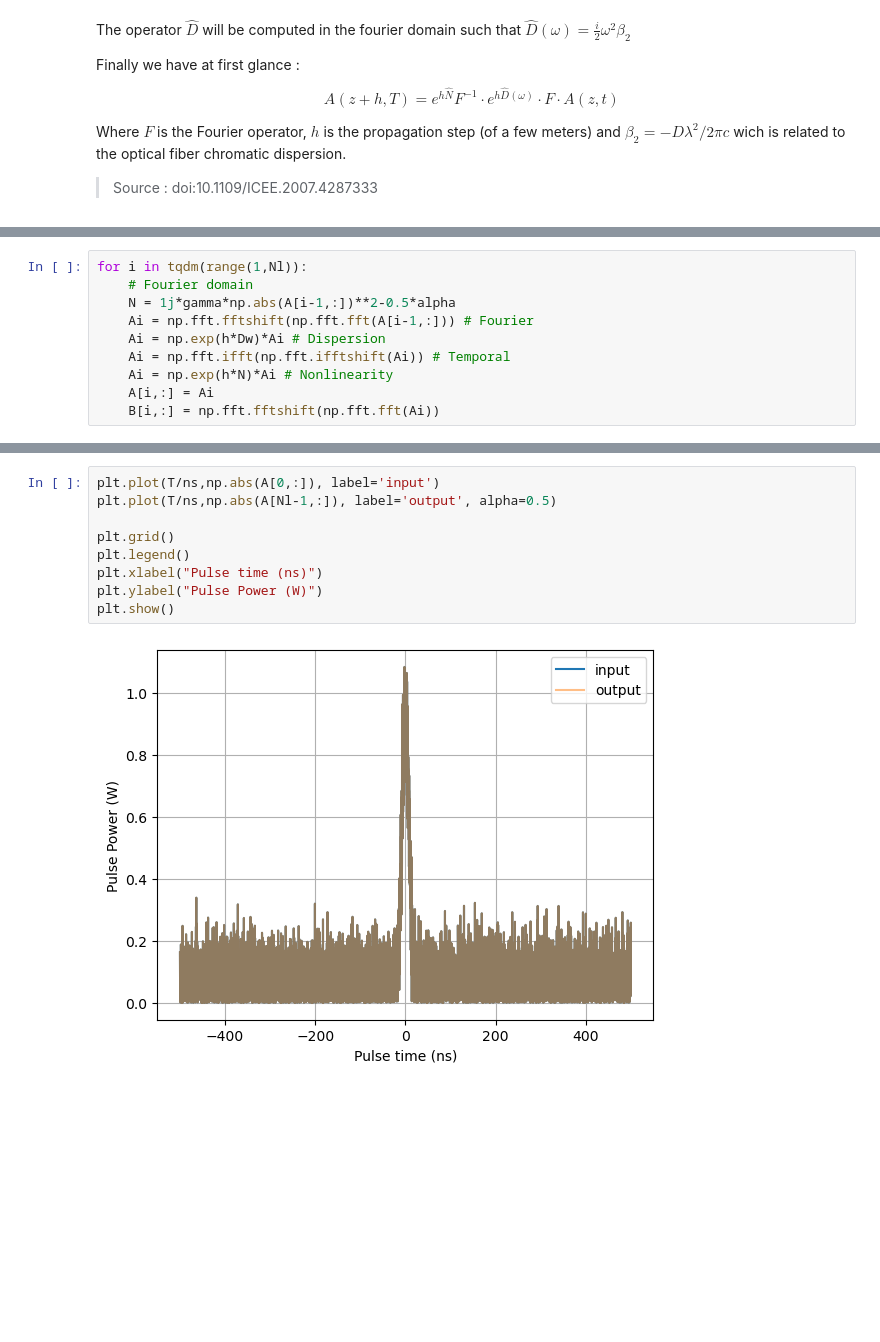
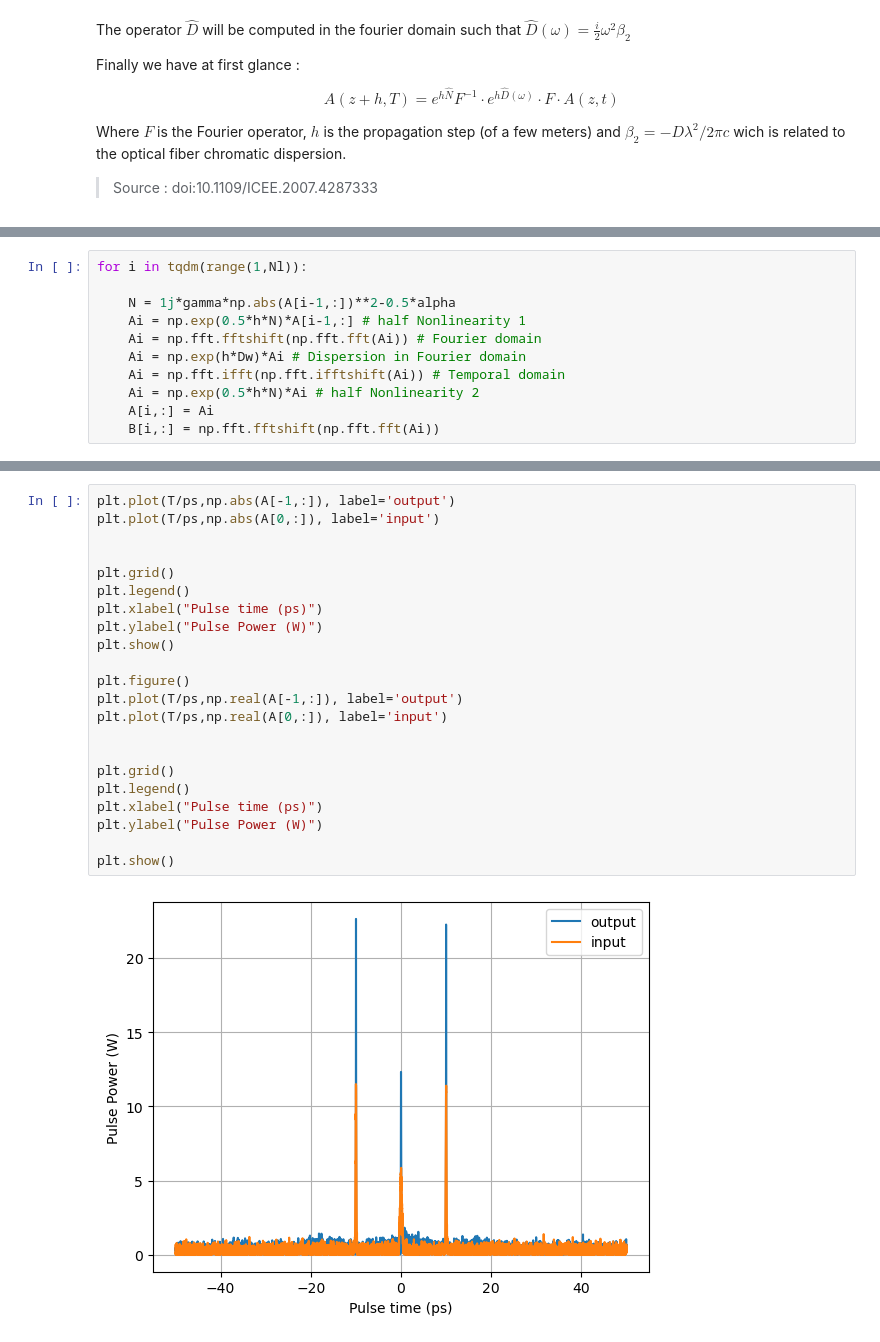
Before and after one commit to Ydeh22/Photonics_Jnotebooks, a Jupyter notebook: NonlinearOptics/NLSE_Split_Step.ipynb, the cells around one changed output, grey strips where cells are left out. Cells and saved outputs as stored; diff of their text form; blank space fills up the shorter version.

```diff
--- a/NonlinearOptics/NLSE_Split_Step.ipynb
+++ b/NonlinearOptics/NLSE_Split_Step.ipynb
@@ -86,11 +89,12 @@ plt.show()
 # %%
 for i in tqdm(range(1,Nl)):
-    # Fourier domain
+
     N = 1j*gamma*np.abs(A[i-1,:])**2-0.5*alpha
-    Ai = np.fft.fftshift(np.fft.fft(A[i-1,:])) # Fourier
-    Ai = np.exp(h*Dw)*Ai # Dispersion
-    Ai = np.fft.ifft(np.fft.ifftshift(Ai)) # Temporal
-    Ai = np.exp(h*N)*Ai # Nonlinearity
+    Ai = np.exp(0.5*h*N)*A[i-1,:] # half Nonlinearity 1
+    Ai = np.fft.fftshift(np.fft.fft(Ai)) # Fourier domain
+    Ai = np.exp(h*Dw)*Ai # Dispersion in Fourier domain
+    Ai = np.fft.ifft(np.fft.ifftshift(Ai)) # Temporal domain
+    Ai = np.exp(0.5*h*N)*Ai # half Nonlinearity 2
     A[i,:] = Ai
     B[i,:] = np.fft.fftshift(np.fft.fft(Ai))
 # %%
@@ -107,11 +111,24 @@ plt.show()
 # %%
-plt.plot(T/ns,np.abs(A[0,:]), label='input')
-plt.plot(T/ns,np.abs(A[Nl-1,:]), label='output', alpha=0.5)
+plt.plot(T/ps,np.abs(A[-1,:]), label='output')
+plt.plot(T/ps,np.abs(A[0,:]), label='input')
+
 
 plt.grid()
 plt.legend()
-plt.xlabel("Pulse time (ns)")
+plt.xlabel("Pulse time (ps)")
 plt.ylabel("Pulse Power (W)")
 plt.show()
+
+plt.figure()
+plt.plot(T/ps,np.real(A[-1,:]), label='output')
+plt.plot(T/ps,np.real(A[0,:]), label='input')
+
+
+plt.grid()
+plt.legend()
+plt.xlabel("Pulse time (ps)")
+plt.ylabel("Pulse Power (W)")
+
+plt.show()
 # %% [output]
-[figure, old version]
+[figure, new version]
```
Also changed, not shown: parts of 10 cells of this notebook, 1 other file.
